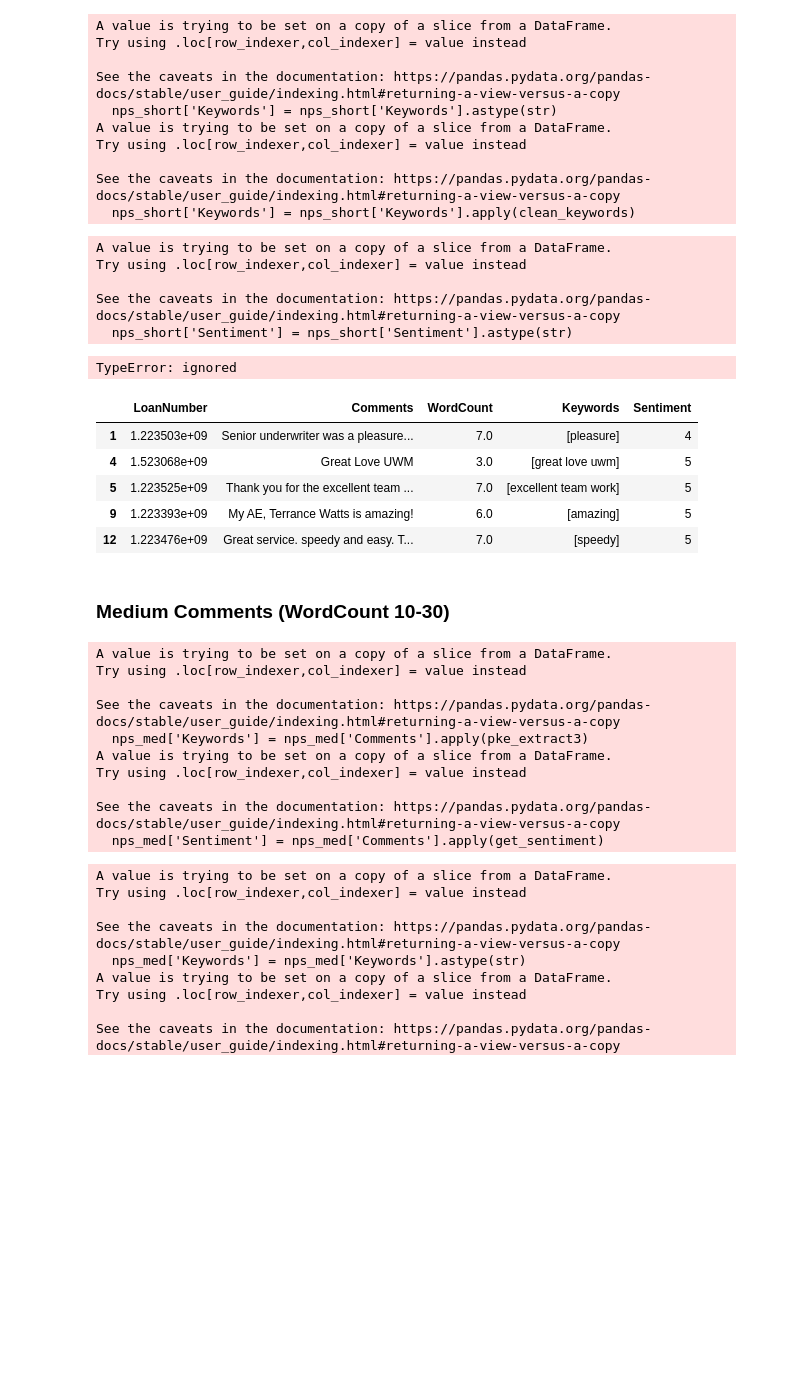
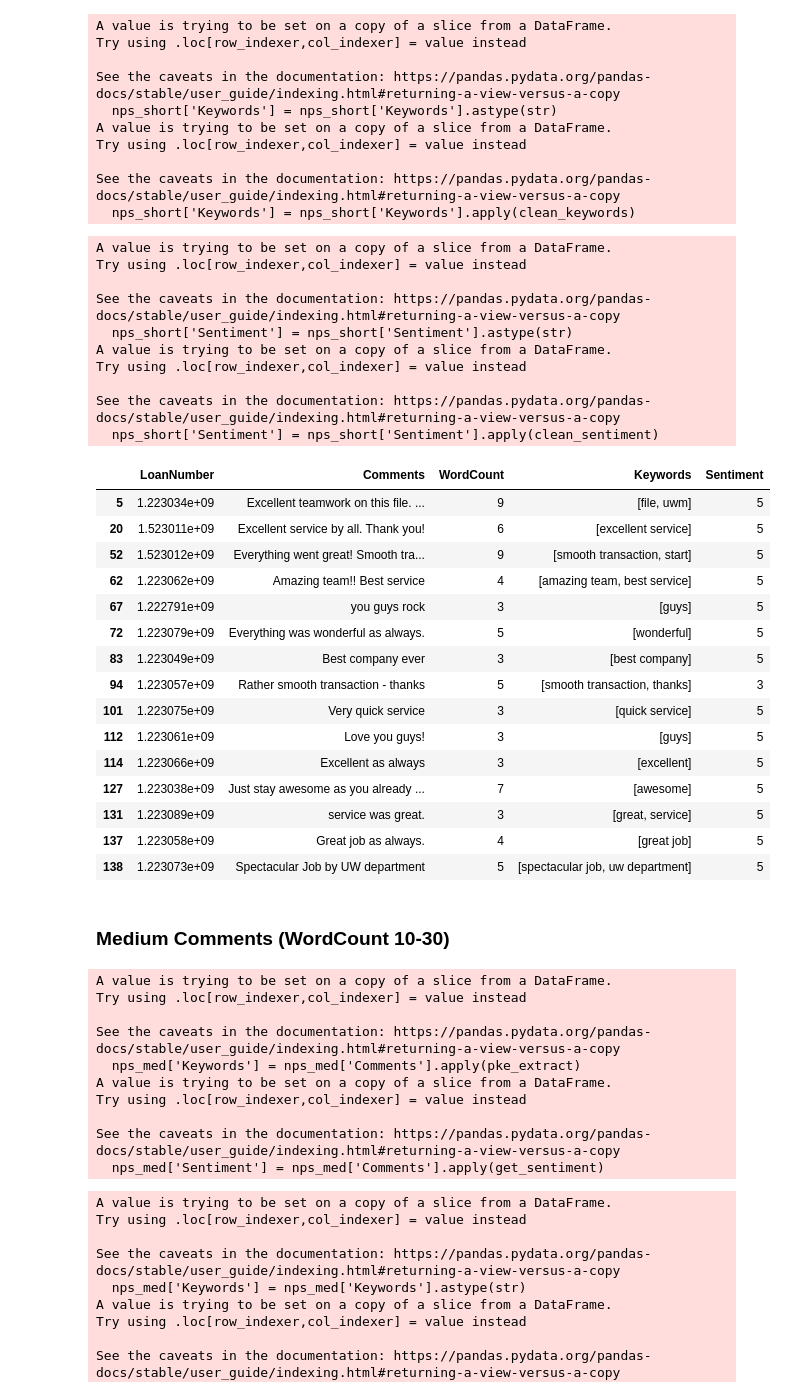
Before and after one commit to leah-apking/project3.1, a Jupyter notebook: PKE.ipynb, the cells around one changed output. Drawn from its saved outputs; the diff is of its cells as text; code cells hidden in the pictures; blank space fills up the shorter version.

```diff
--- a/PKE.ipynb
+++ b/PKE.ipynb
@@ -52,13 +52,15 @@ from transformers import pipeline
 # %% [markdown]
 ## Pull NPS Feedback Data
 # %%
-month='09'
-nps_path = f"{month}.ClientNPSSurveyFeedback.csv"
+month=  '03'
+year = '23'
+nps_path = f"{year}.{month}ClientNPSSurveyFeedback.csv"
 nps_data = pd.read_csv(nps_path)
 # %%
 nps = nps_data[['FullName', 'LoanNumber', 'CompanyName', 'NetPromoterLabel', 'Rating',
        'Comments', 'PerformedBy']]
-nps1 = nps.rename(columns={'FullName':'ClientName', 'PerformedBy':'TeamMemberName'})
+nps0 = nps.rename(columns={'FullName':'ClientName', 'PerformedBy':'TeamMemberName'})
+nps1 = nps0.fillna(0)
 nps1["Comment"] = nps1.Comments.map(lambda x: 'False' if x == '0' else 'True')
 # %%
 nps2 = nps1.loc[nps1['Comment'] == 'True']
@@ -137,9 +153,9 @@ def pke_extract(text):
 
   extractor.candidate_weighting()
 
-  return extractor.get_n_best(n=1, stemming=False)
+  return extractor.get_n_best(n=n, stemming=False)
 
-
+n=2
 nps_short['Keywords'] = nps_short['Comments'].apply(pke_extract)
 
 nps_short['Sentiment'] = nps_short['Comments'].apply(get_sentiment)
@@ -187,35 +203,49 @@ Try using .loc[row_indexer,col_indexer] = value instead
 
 See the caveats in the documentation: https://pandas.pydata.org/pandas-docs/stable/user_guide/indexing.html#returning-a-view-versus-a-copy
   nps_short['Sentiment'] = nps_short['Sentiment'].astype(str)
+A value is trying to be set on a copy of a slice from a DataFrame.
+Try using .loc[row_indexer,col_indexer] = value instead
+
+See the caveats in the documentation: https://pandas.pydata.org/pandas-docs/stable/user_guide/indexing.html#returning-a-view-versus-a-copy
+  nps_short['Sentiment'] = nps_short['Sentiment'].apply(clean_sentiment)
-TypeError: ignored
 # %%
-nps_short = nps_short.drop(columns={'Keyword', 'Keyword1'})
+# nps_short = nps_short.drop(columns={'Keyword', 'Keyword1'})
 
-nps_short.head()
+nps_short.head(15)
 # %% [output]
 |  | LoanNumber | Comments | WordCount | Keywords | Sentiment |
-| 1 | 1.223503e+09 | Senior underwriter was a pleasure... | 7.0 | [pleasure] | 4 |
-| 4 | 1.523068e+09 | Great Love UWM | 3.0 | [great love uwm] | 5 |
-| 5 | 1.223525e+09 | Thank you for the excellent team ... | 7.0 | [excellent team work] | 5 |
-| 9 | 1.223393e+09 | My AE, Terrance Watts is amazing! | 6.0 | [amazing] | 5 |
-| 12 | 1.223476e+09 | Great service. speedy and easy. T... | 7.0 | [speedy] | 5 |
+| 5 | 1.223034e+09 | Excellent teamwork on this file. ... | 9 | [file, uwm] | 5 |
+| 20 | 1.523011e+09 | Excellent service by all. Thank you! | 6 | [excellent service] | 5 |
+| 52 | 1.523012e+09 | Everything went great! Smooth tra... | 9 | [smooth transaction, start] | 5 |
+| 62 | 1.223062e+09 | Amazing team!! Best service | 4 | [amazing team, best service] | 5 |
+| 67 | 1.222791e+09 | you guys rock | 3 | [guys] | 5 |
+| 72 | 1.223079e+09 | Everything was wonderful as always. | 5 | [wonderful] | 5 |
+| 83 | 1.223049e+09 | Best company ever | 3 | [best company] | 5 |
+| 94 | 1.223057e+09 | Rather smooth transaction - thanks | 5 | [smooth transaction, thanks] | 3 |
+| 101 | 1.223075e+09 | Very quick service | 3 | [quick service] | 5 |
+| 112 | 1.223061e+09 | Love you guys! | 3 | [guys] | 5 |
+| 114 | 1.223066e+09 | Excellent as always | 3 | [excellent] | 5 |
+| 127 | 1.223038e+09 | Just stay awesome as you already ... | 7 | [awesome] | 5 |
+| 131 | 1.223089e+09 | service was great. | 3 | [great, service] | 5 |
+| 137 | 1.223058e+09 | Great job as always. | 4 | [great job] | 5 |
+| 138 | 1.223073e+09 | Spectacular Job by UW department | 5 | [spectacular job, uw department] | 5 |
 # %% [markdown]
 ### Medium Comments (WordCount 10-30)
 # %%
-def pke_extract3(text):
+# def pke_extract5(text):
 
-  extractor = pke.unsupervised.TopicRank()
+#   extractor = pke.unsupervised.TopicRank()
 
-  extractor.load_document(input=text, language='en')
+#   extractor.load_document(input=text, language='en')
 
-  extractor.candidate_selection()
+#   extractor.candidate_selection()
 
-  extractor.candidate_weighting()
+#   extractor.candidate_weighting()
 
-  return extractor.get_n_best(n=3, stemming=False)
+#   return extractor.get_n_best(n=5, stemming=False)
 
-
-nps_med['Keywords'] = nps_med['Comments'].apply(pke_extract3)
+n=4
+nps_med['Keywords'] = nps_med['Comments'].apply(pke_extract)
 
 nps_med['Sentiment'] = nps_med['Comments'].apply(get_sentiment)
 # %% [output]
@@ -223,7 +253,7 @@ A value is trying to be set on a copy of a slice from a DataFrame.
 Try using .loc[row_indexer,col_indexer] = value instead
 
 See the caveats in the documentation: https://pandas.pydata.org/pandas-docs/stable/user_guide/indexing.html#returning-a-view-versus-a-copy
-  nps_med['Keywords'] = nps_med['Comments'].apply(pke_extract3)
+  nps_med['Keywords'] = nps_med['Comments'].apply(pke_extract)
 A value is trying to be set on a copy of a slice from a DataFrame.
 Try using .loc[row_indexer,col_indexer] = value instead
 
```
Also changed, not shown: parts of 17 cells of this notebook.
